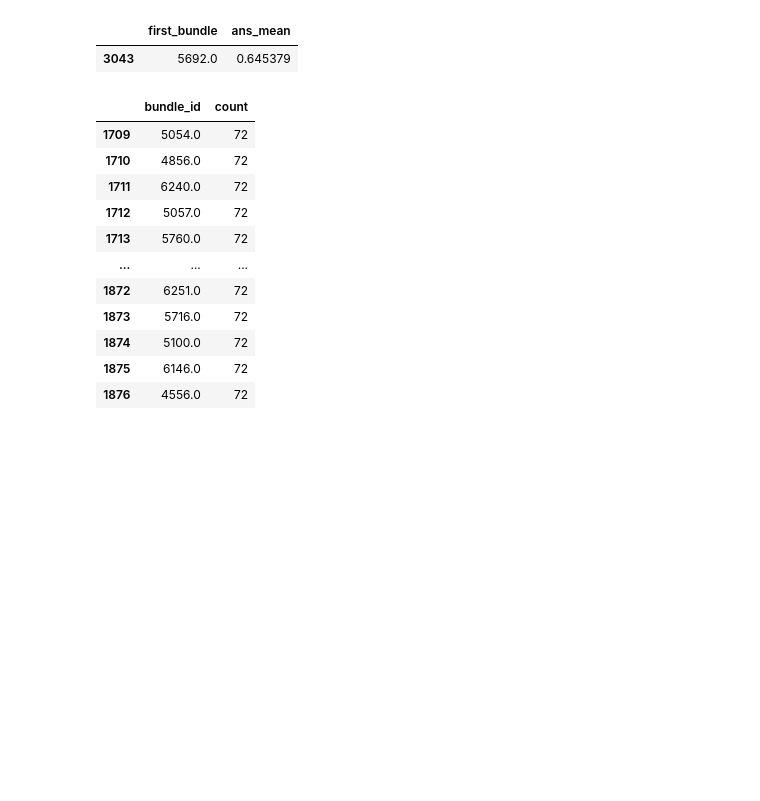
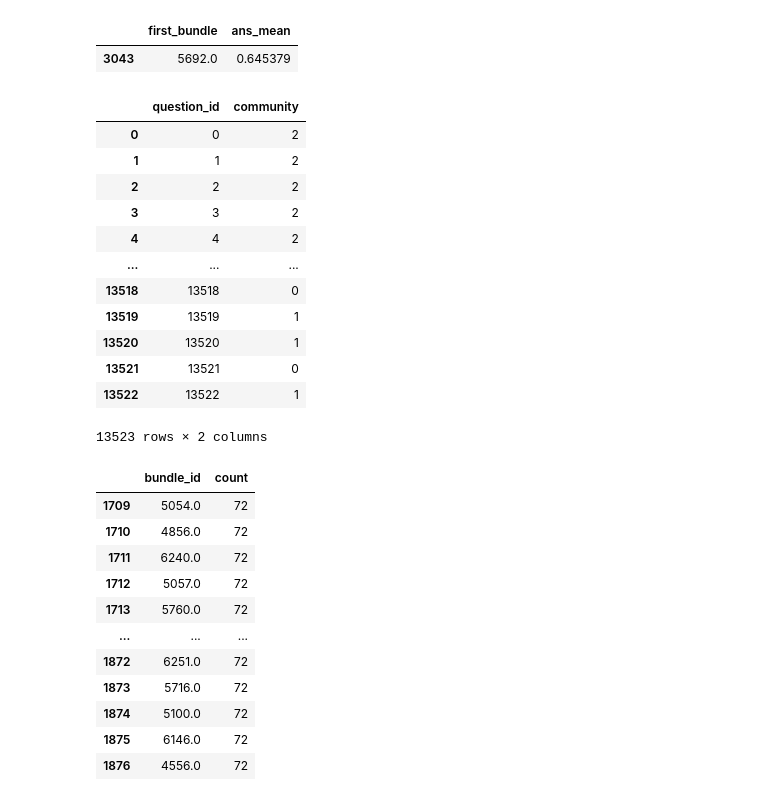
Before and after one commit to zakopuro/kaggle_Riiid, a Jupyter notebook: notebook/EDA.ipynb, the cells around one changed output. Cells and saved outputs as stored; diff of their text form; code cells hidden in the pictures; blank space fills up the shorter version.

```diff
--- a/notebook/EDA.ipynb
+++ b/notebook/EDA.ipynb
@@ -43,6 +396,24 @@ first_bundle_mean[first_bundle_mean['first_bundle'] == 5692.0]
 # %% [output]
 |  | first_bundle | ans_mean |
 | 3043 | 5692.0 | 0.645379 |
+# %%
+qs_cmnts = pd.read_csv('../data/input/question_cmnts.csv')
+# %%
+qs_cmnts
+# %% [output]
+|  | question_id | community |
+| 0 | 0 | 2 |
+| 1 | 1 | 2 |
+| 2 | 2 | 2 |
+| 3 | 3 | 2 |
+| 4 | 4 | 2 |
+| ... | ... | ... |
+| 13518 | 13518 | 0 |
+| 13519 | 13519 | 1 |
+| 13520 | 13520 | 1 |
+| 13521 | 13521 | 0 |
+| 13522 | 13522 | 1 |
+13523 rows × 2 columns
 # %%
 f_b_df = pd.DataFrame(train_df[~train_df.duplicated(subset=['user_id'],keep='first')]['bundle_id'].value_counts())
 # %%
```
Also changed, not shown: parts of 44 cells of this notebook, 9 other files.
